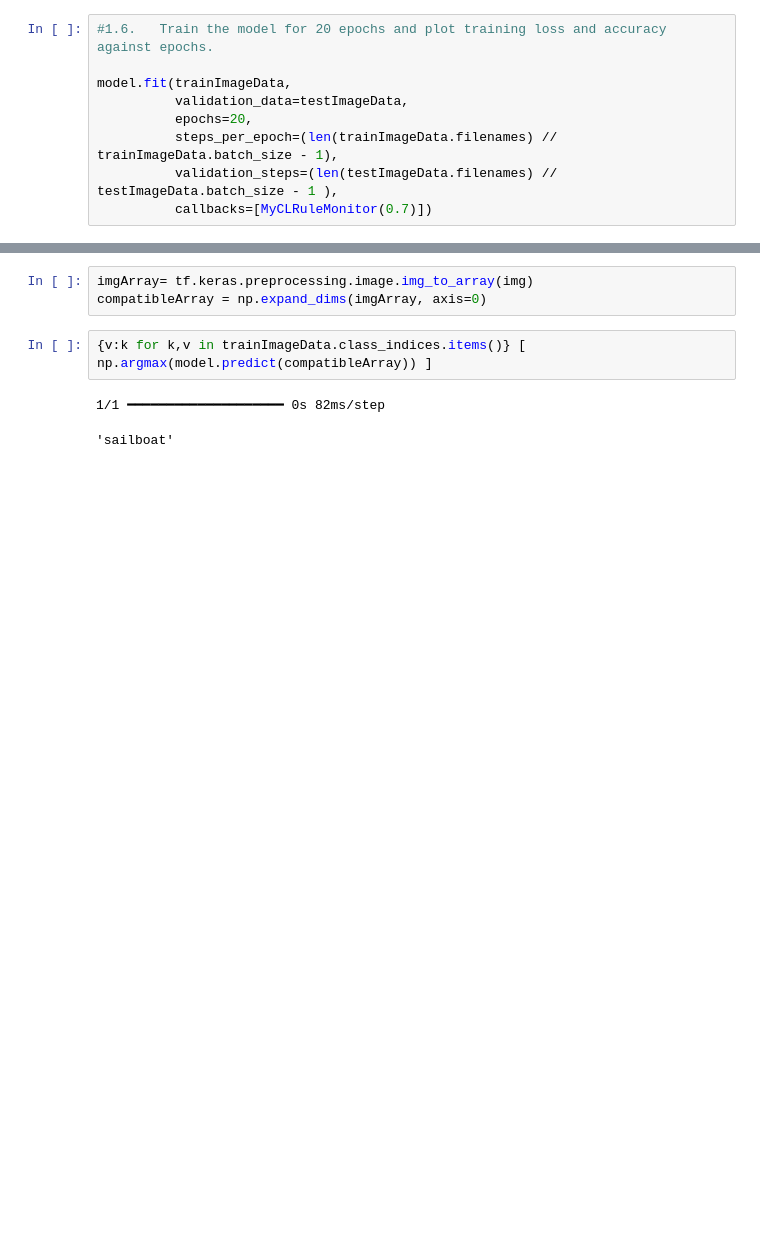
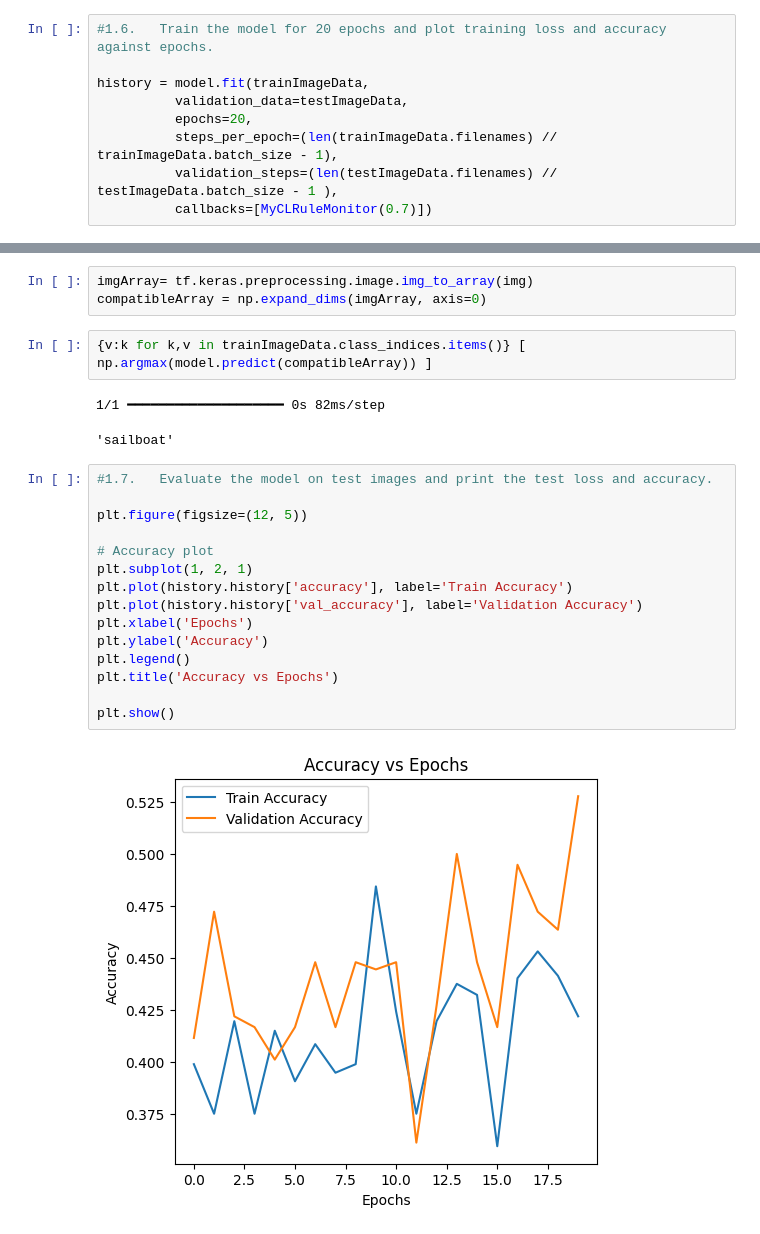
Before and after one commit to agarwalpratik/aiml, a Jupyter notebook: Automating_Port_Operations_DeepLearning.ipynb, the cells around one changed output, grey strips where cells are left out. Saved outputs shown, nothing was run; the diff lists cells and outputs as text; blank space fills up the shorter version.

```diff
--- a/Automating_Port_Operations_DeepLearning.ipynb
+++ b/Automating_Port_Operations_DeepLearning.ipynb
@@ -197,7 +197,7 @@ class MyCLRuleMonitor(tf.keras.callbacks.Callback):
 # %%
 #1.6.	Train the model for 20 epochs and plot training loss and accuracy against epochs.
 
-model.fit(trainImageData,
+history = model.fit(trainImageData,
           validation_data=testImageData,
           epochs=20,
           steps_per_epoch=(len(trainImageData.filenames) // trainImageData.batch_size - 1),
@@ -247,3 +247,20 @@ compatibleArray = np.expand_dims(imgArray, axis=0)
 # %% [output]
 1/1 ━━━━━━━━━━━━━━━━━━━━ 0s 82ms/step
 'sailboat'
+# %%
+#1.7.	Evaluate the model on test images and print the test loss and accuracy.
+
+plt.figure(figsize=(12, 5))
+
+# Accuracy plot
+plt.subplot(1, 2, 1)
+plt.plot(history.history['accuracy'], label='Train Accuracy')
+plt.plot(history.history['val_accuracy'], label='Validation Accuracy')
+plt.xlabel('Epochs')
+plt.ylabel('Accuracy')
+plt.legend()
+plt.title('Accuracy vs Epochs')
+
+plt.show()
+# %% [output]
+[figure, added]
```
Also changed, not shown: parts of 3 cells of this notebook.
